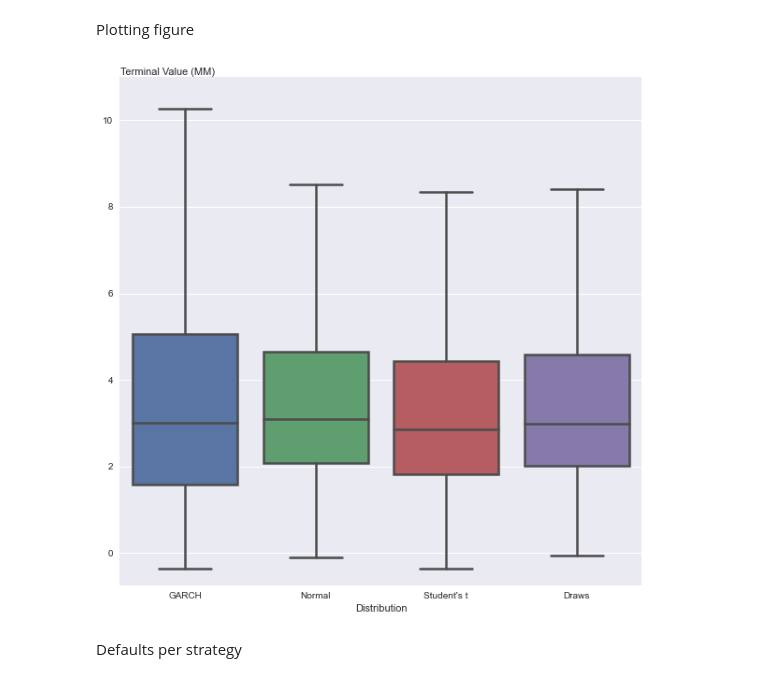
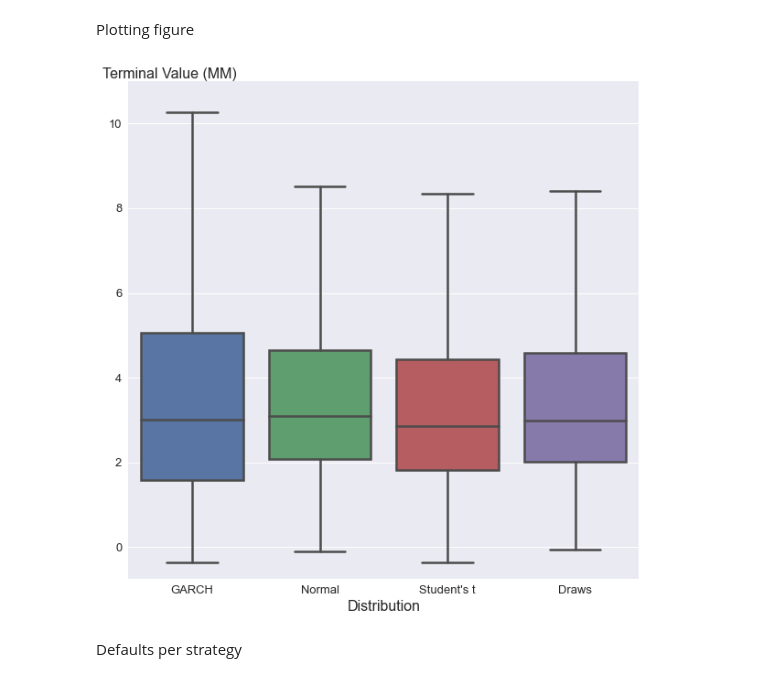
Before and after one commit to neriksen/applied_finance, a Jupyter notebook: robustness_simulation_method.ipynb, the cells around one changed output. Drawn from its saved outputs; the diff is of its cells as text; code cells hidden in the pictures.

```diff
--- a/robustness_simulation_method.ipynb
+++ b/robustness_simulation_method.ipynb
@@ -10,10 +10,10 @@ pd.set_option('display.float_format', lambda x: '%.3f' % x)
 pd.set_option('display.max_rows', 1000)
 plt.style.use('seaborn')
 plt.rc('font', size=10)          # controls default text sizes
-plt.rc('axes', titlesize=13)     # fontsize of the axes title
-plt.rc('axes', labelsize=13)    # fontsize of the x and y labels
-plt.rc('xtick', labelsize=12)    # fontsize of the tick labels
-plt.rc('ytick', labelsize=12)    # fontsize of the tick labels
+plt.rc('axes', titlesize=16)     # fontsize of the axes title
+plt.rc('axes', labelsize=16)    # fontsize of the x and y labels
+plt.rc('xtick', labelsize=13)    # fontsize of the tick labels
+plt.rc('ytick', labelsize=13)    # fontsize of the tick labels
 plt.rc('legend', fontsize=13)    # legend fontsize
 plt.rc('figure', titlesize=13)  # fontsize of the figure title
 # %% [markdown]
@@ -38,17 +38,17 @@ Plotting figure
 # %%
 Data = variable("dual_phase")
 x = Data.loc[(slice(None), '2070-01-01'),:]
 x = pd.melt(x)
 x['value'] = x['value'].div(1000000) #Convert into millions
 f, ax = plt.subplots(figsize=(10,10))
 ax = sns.boxplot(x='variable',y='value',data=x,showfliers = False,linewidth=2.5)
-ax.set_ylabel("Terminal Value (MM)", rotation=0, loc='top', labelpad=-120 )
+ax.set_ylabel("Terminal Value (MM)", rotation=0, loc='top', labelpad=-140 )
 plt.xlabel("Distribution")
 plt.ylim(-0.75,11)
 plt.ticklabel_format(style='plain', axis='y',useOffset=True)
 plt.savefig("Robustness/boxplot_SIM_D.png", bbox_inches = 'tight', pad_inches = 0.1)
 # %% [output]
-[figure, old version]
+[figure, new version]
 # %% [markdown]
 Defaults per strategy
 # %%
```
Also changed, not shown: 9 other files.
